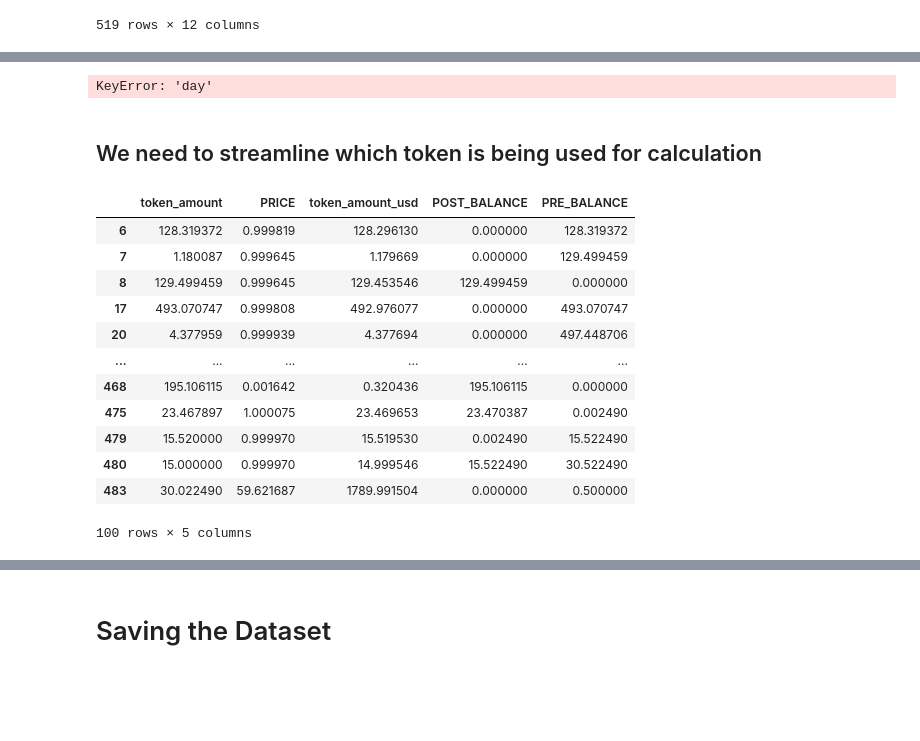
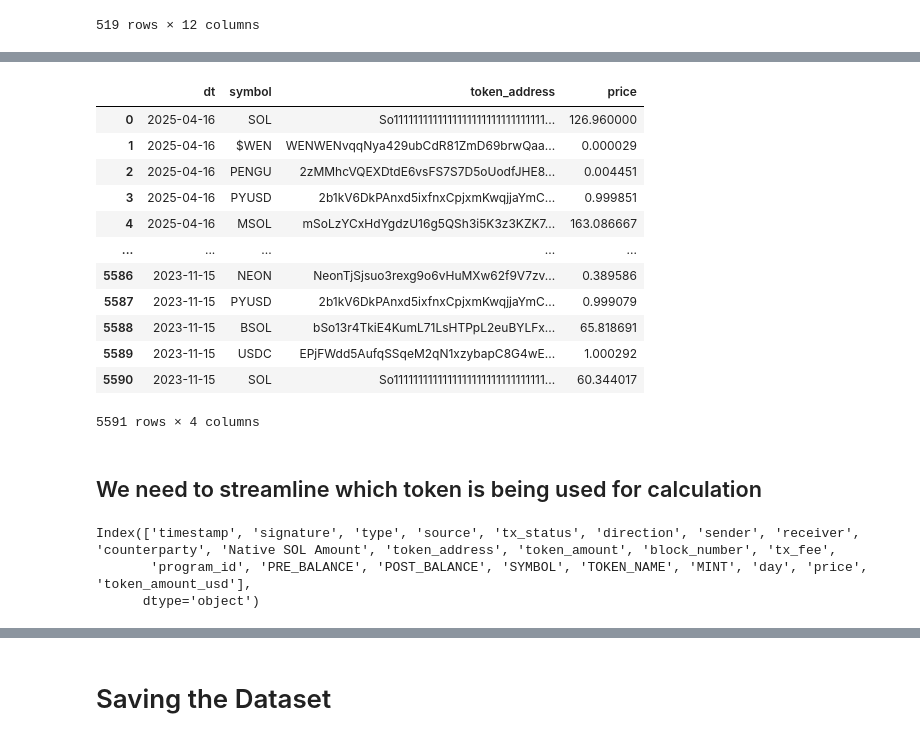
Before and after one commit to apostleoffinance/Solana-Forensic-Analysis-Tool, a Jupyter notebook: notebooks/01_data_exploration.ipynb, the cells around one changed output, grey strips where cells are left out. Cells and saved outputs as stored; diff of their text form; code cells hidden in the pictures; blank space fills up the shorter version.

Commit message:
realized we dropped a few rows, adding that and token_amount_usd to the tx_level dataset

```diff
--- a/notebooks/01_data_exploration.ipynb
+++ b/notebooks/01_data_exploration.ipynb
@@ -828,14 +828,28 @@ tx_level_data
+# %%
+prices_data
+# %% [output]
+|  | dt | symbol | token_address | price |
+| 0 | 2025-04-16 | SOL | So1111111111111111111111111111111... | 126.960000 |
+| 1 | 2025-04-16 | $WEN | WENWENvqqNya429ubCdR81ZmD69brwQaa... | 0.000029 |
+| 2 | 2025-04-16 | PENGU | 2zMMhcVQEXDtdE6vsFS7S7D5oUodfJHE8... | 0.004451 |
+| 3 | 2025-04-16 | PYUSD | 2b1kV6DkPAnxd5ixfnxCpjxmKwqjjaYmC... | 0.999851 |
+| 4 | 2025-04-16 | MSOL | mSoLzYCxHdYgdzU16g5QSh3i5K3z3KZK7... | 163.086667 |
+| ... | ... | ... | ... | ... |
+| 5586 | 2023-11-15 | NEON | NeonTjSjsuo3rexg9o6vHuMXw62f9V7zv... | 0.389586 |
+| 5587 | 2023-11-15 | PYUSD | 2b1kV6DkPAnxd5ixfnxCpjxmKwqjjaYmC... | 0.999079 |
+| 5588 | 2023-11-15 | BSOL | bSo13r4TkiE4KumL71LsHTPpL2euBYLFx... | 65.818691 |
+| 5589 | 2023-11-15 | USDC | EPjFWdd5AufqSSqeM2qN1xzybapC8G4wE... | 1.000292 |
+| 5590 | 2023-11-15 | SOL | So1111111111111111111111111111111... | 60.344017 |
+5591 rows × 4 columns
 # %%
 # Ensure datetime columns are aligned and named the same for merging
-prices_data = prices_data.rename(columns={'DT': 'day', 'TOKEN_ADDRESS': 'MINT'})
+prices_data = prices_data.rename(columns={'dt': 'day', 'token_address': 'MINT'})
 prices_data['day'] = pd.to_datetime(prices_data['day'])
 
 # Merge the price data into the tx_level_data
-merged_df = tx_level_data.merge(prices_data[['day', 'MINT', 'PRICE']], on=['day', 'MINT'], how='left')
+tx_level_data = tx_level_data.merge(prices_data[['day', 'MINT', 'price']], on=['day', 'MINT'], how='left')
 
 # Create the token_amount_usd column
-merged_df['token_amount_usd'] = merged_df['token_amount'] * merged_df['PRICE']
+tx_level_data['token_amount_usd'] = tx_level_data['token_amount'] * tx_level_data['price']
-# %% [output]
-KeyError: 'day'
 # %% [markdown]
 ## We need to streamline which token is being used for calculation
@@ -842,16 +861,8 @@ KeyError: 'day'
+# %%
+tx_level_data.columns
+# %% [output]
+Index(['timestamp', 'signature', 'type', 'source', 'tx_status', 'direction', 'sender', 'receiver', 'counterparty', 'Native SOL Amount', 'token_address', 'token_amount', 'block_number', 'tx_fee',
+       'program_id', 'PRE_BALANCE', 'POST_BALANCE', 'SYMBOL', 'TOKEN_NAME', 'MINT', 'day', 'price', 'token_amount_usd'],
+      dtype='object')
 # %%
-merged_df[merged_df['token_amount_usd']>0][['token_amount','PRICE','token_amount_usd','POST_BALANCE','PRE_BALANCE']]
+analysis_df = tx_level_data[tx_level_data['token_amount_usd']>0][['signature','MINT','token_amount','price','token_amount_usd','POST_BALANCE','PRE_BALANCE','receiver','sender','type']]
-# %% [output]
-|  | token_amount | PRICE | token_amount_usd | POST_BALANCE | PRE_BALANCE |
-| 6 | 128.319372 | 0.999819 | 128.296130 | 0.000000 | 128.319372 |
-| 7 | 1.180087 | 0.999645 | 1.179669 | 0.000000 | 129.499459 |
-| 8 | 129.499459 | 0.999645 | 129.453546 | 129.499459 | 0.000000 |
-| 17 | 493.070747 | 0.999808 | 492.976077 | 0.000000 | 493.070747 |
-| 20 | 4.377959 | 0.999939 | 4.377694 | 0.000000 | 497.448706 |
-| ... | ... | ... | ... | ... | ... |
-| 468 | 195.106115 | 0.001642 | 0.320436 | 195.106115 | 0.000000 |
-| 475 | 23.467897 | 1.000075 | 23.469653 | 23.470387 | 0.002490 |
-| 479 | 15.520000 | 0.999970 | 15.519530 | 0.002490 | 15.522490 |
-| 480 | 15.000000 | 0.999970 | 14.999546 | 15.522490 | 30.522490 |
-| 483 | 30.022490 | 59.621687 | 1789.991504 | 0.000000 | 0.500000 |
-100 rows × 5 columns
```
Also changed, not shown: parts of 17 cells of this notebook, 1 other file.
